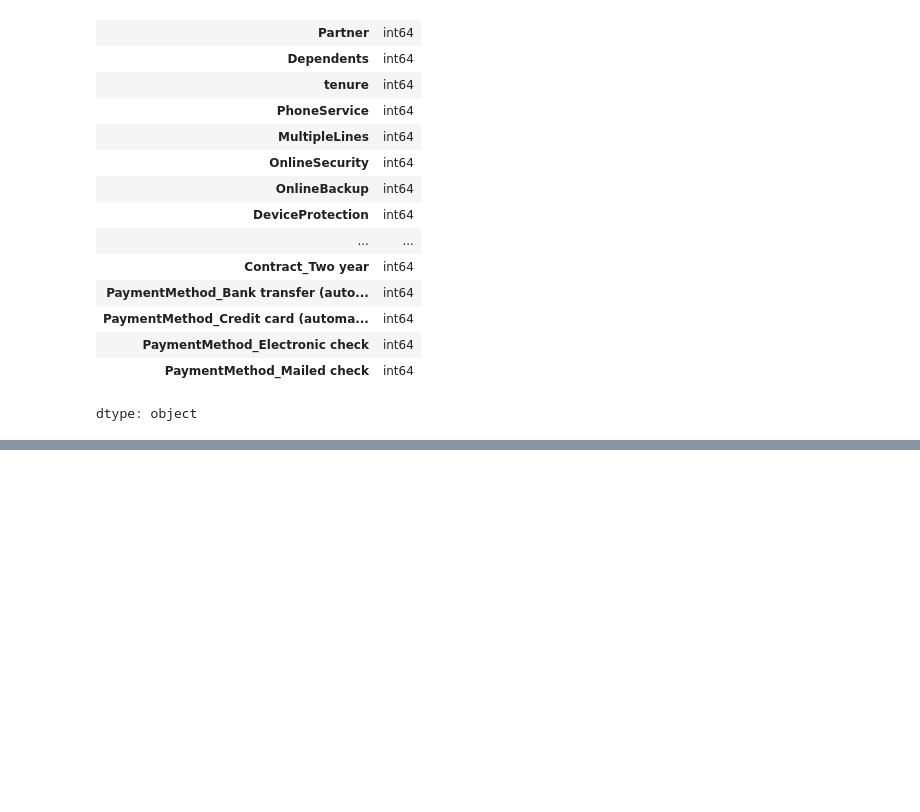
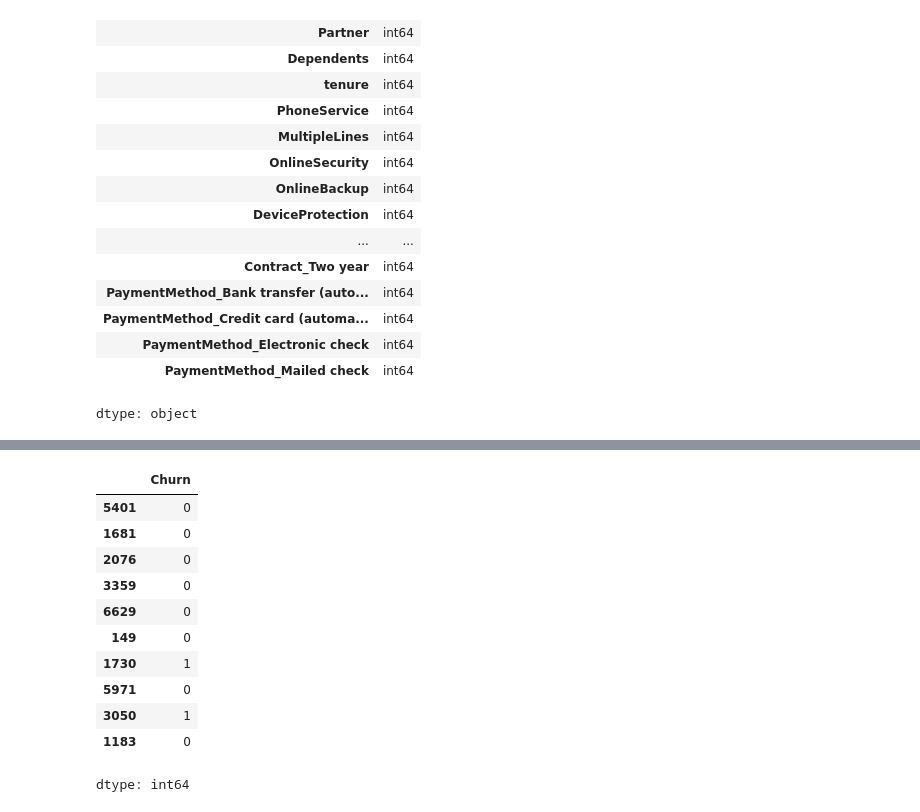
Before and after one commit to Amrithseb2006/Customer_Churn_Prediction, a Jupyter notebook: Customer_Churn_Pred.ipynb, the cells around one changed output, grey strips where cells are left out. Saved outputs shown, nothing was run; the diff lists cells and outputs as text; code cells hidden in the pictures; blank space fills up the shorter version.

```diff
--- a/Customer_Churn_Pred.ipynb
+++ b/Customer_Churn_Pred.ipynb
@@ -275,0 +407,15 @@ dtype: object
+# %%
+Y_test[:10]
+# %% [output]
+|  | Churn |
+| 5401 | 0 |
+| 1681 | 0 |
+| 2076 | 0 |
+| 3359 | 0 |
+| 6629 | 0 |
+| 149 | 0 |
+| 1730 | 1 |
+| 5971 | 0 |
+| 3050 | 1 |
+| 1183 | 0 |
+dtype: int64
```
Also changed, not shown: parts of 25 cells of this notebook.
